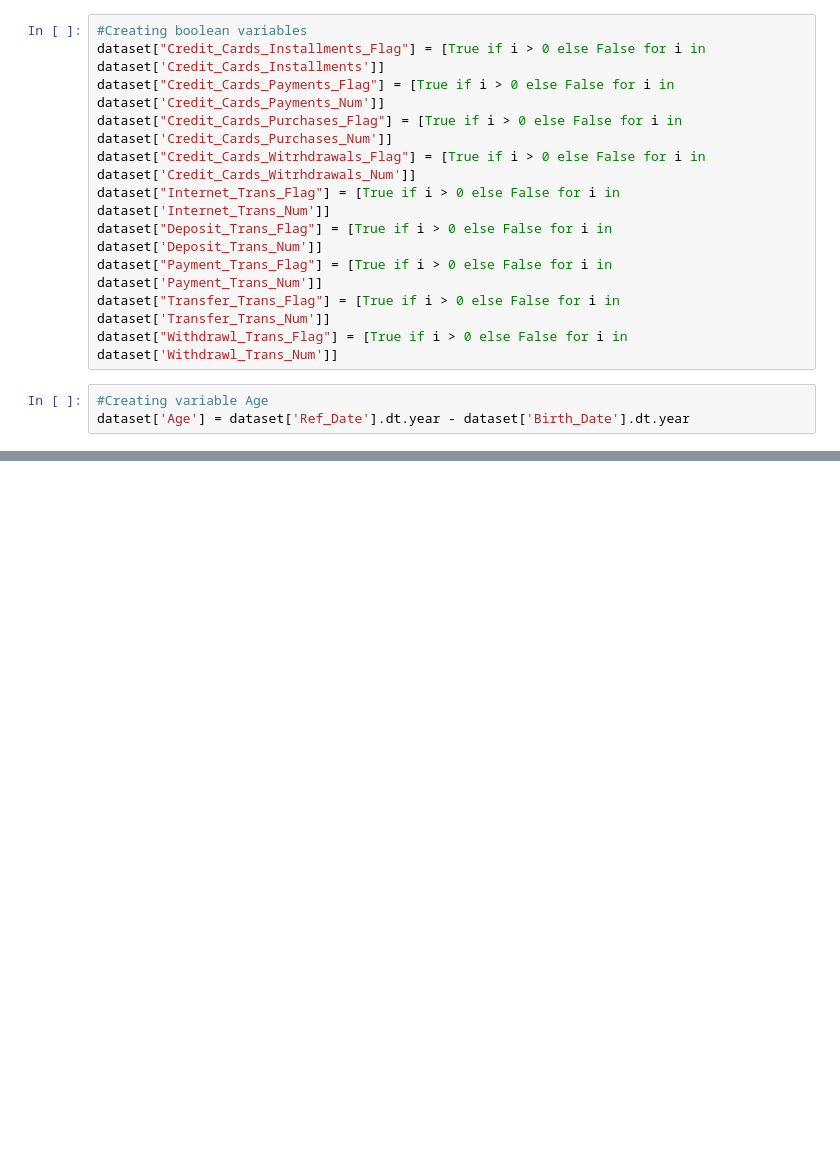
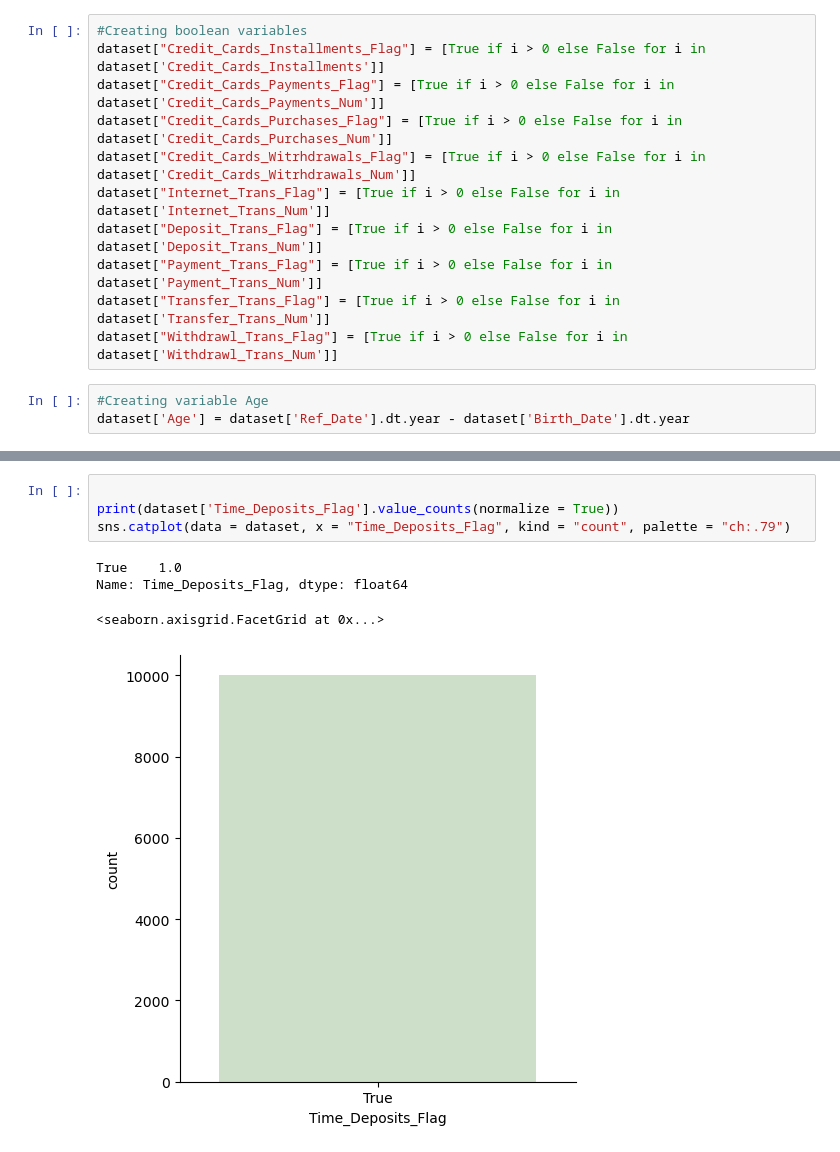
Before and after one commit to Doll03/4IZ480, a Jupyter notebook: Code/notebook.ipynb, the cells around one changed output, grey strips where cells are left out. Saved outputs shown, nothing was run; the diff lists cells and outputs as text; blank space fills up the shorter version.

```diff
--- a/Code/notebook.ipynb
+++ b/Code/notebook.ipynb
@@ -94,0 +68,9 @@ sns.catplot(data = dataset, x = "Credit_Cards_Installments_Flag", kind = "count"
+# %%
+
+print(dataset['Time_Deposits_Flag'].value_counts(normalize = True))
+sns.catplot(data = dataset, x = "Time_Deposits_Flag", kind = "count", palette = "ch:.79")
+# %% [output]
+True    1.0
+Name: Time_Deposits_Flag, dtype: float64
+<seaborn.axisgrid.FacetGrid at 0x...>
+[figure, added]
```
Also changed, not shown: parts of 5 cells of this notebook.
